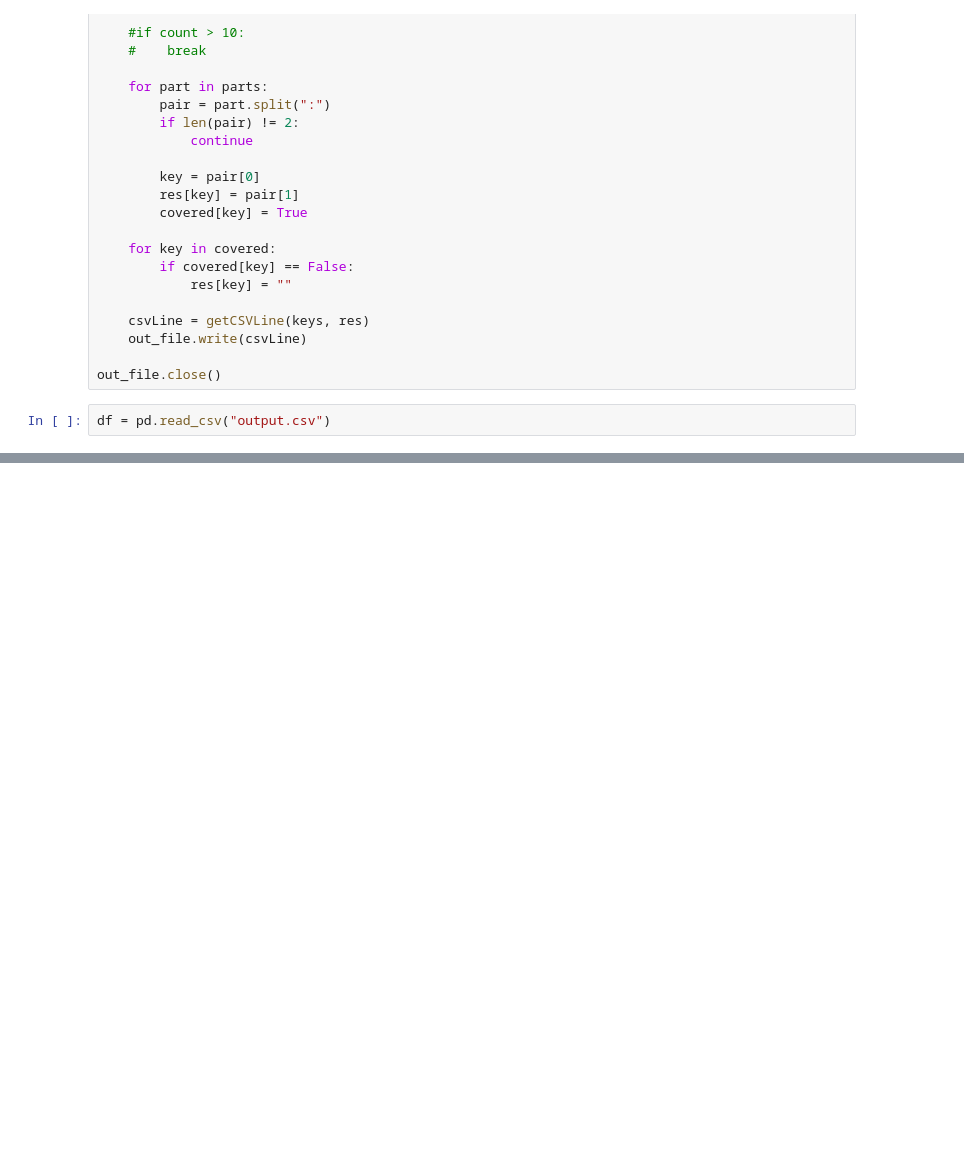
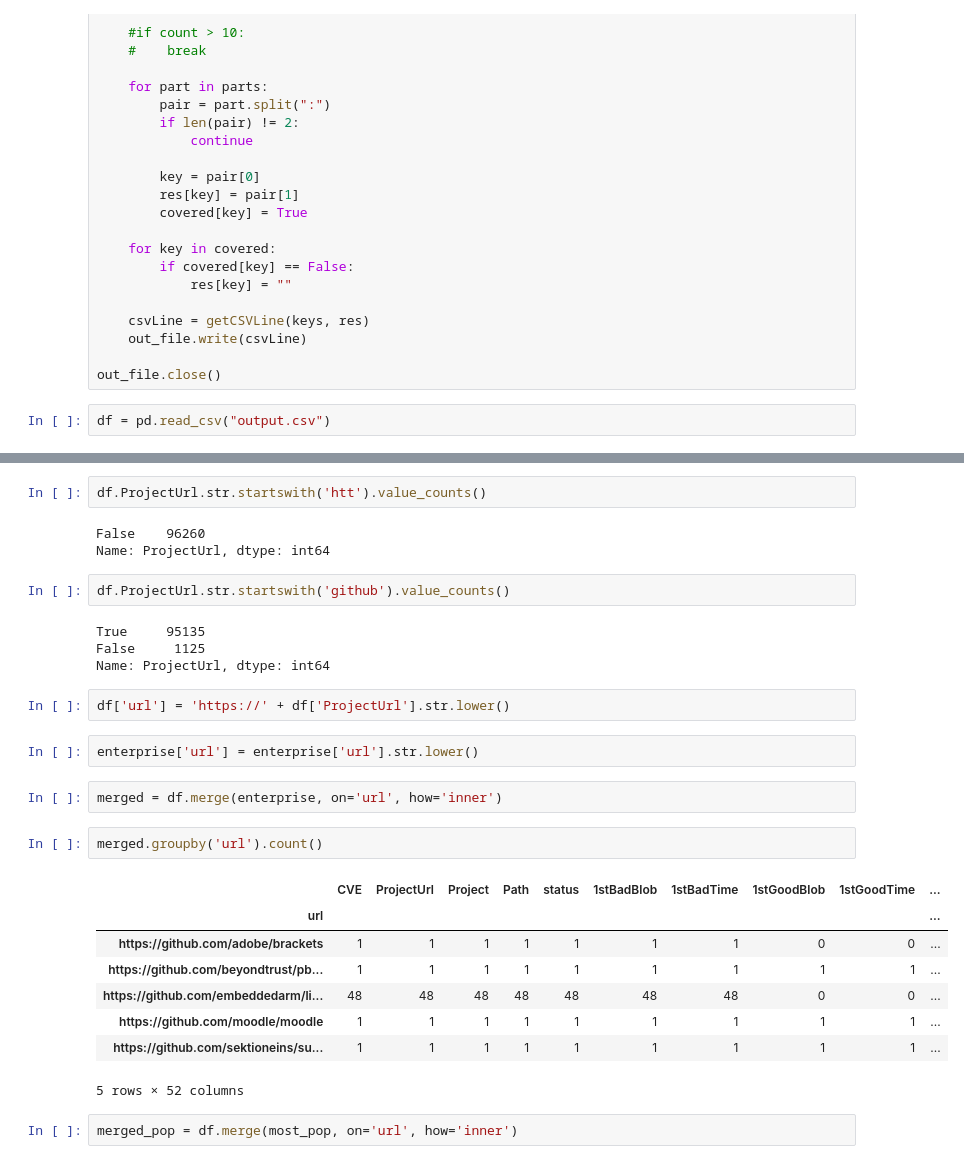
Before and after one commit to woc-hack/kjd, a Jupyter notebook: Data analysis.ipynb, the cells around one changed output, grey strips where cells are left out. Saved outputs shown, nothing was run; the diff lists cells and outputs as text; blank space fills up the shorter version.

Commit message:
Merged results with enterprise dataset, unfortunately only small overlap

```diff
--- a/Data analysis.ipynb
+++ b/Data analysis.ipynb
@@ -1034,0 +1114,30 @@ Name: status, dtype: float64
+# %%
+df.ProjectUrl.str.startswith('htt').value_counts()
+# %% [output]
+False    96260
+Name: ProjectUrl, dtype: int64
+# %%
+df.ProjectUrl.str.startswith('github').value_counts()
+# %% [output]
+True     95135
+False     1125
+Name: ProjectUrl, dtype: int64
+# %%
+df['url'] = 'https://' + df['ProjectUrl'].str.lower()
+# %%
+enterprise['url'] = enterprise['url'].str.lower()
+# %%
+merged = df.merge(enterprise, on='url', how='inner')
+# %%
+merged.groupby('url').count()
+# %% [output]
+|  | CVE | ProjectUrl | Project | Path | status | 1stBadBlob | 1stBadTime | 1stGoodBlob | 1stGoodTime | ... |
+| url |  |  |  |  |  |  |  |  |  | ... |
+| https://github.com/adobe/brackets | 1 | 1 | 1 | 1 | 1 | 1 | 1 | 0 | 0 | ... |
+| https://github.com/beyondtrust/pb... | 1 | 1 | 1 | 1 | 1 | 1 | 1 | 1 | 1 | ... |
+| https://github.com/embeddedarm/li... | 48 | 48 | 48 | 48 | 48 | 48 | 48 | 0 | 0 | ... |
+| https://github.com/moodle/moodle | 1 | 1 | 1 | 1 | 1 | 1 | 1 | 1 | 1 | ... |
+| https://github.com/sektioneins/su... | 1 | 1 | 1 | 1 | 1 | 1 | 1 | 1 | 1 | ... |
+5 rows × 52 columns
+# %%
+merged_pop = df.merge(most_pop, on='url', how='inner')
```
Also changed, not shown: parts of 102 cells of this notebook, 1 other file.
